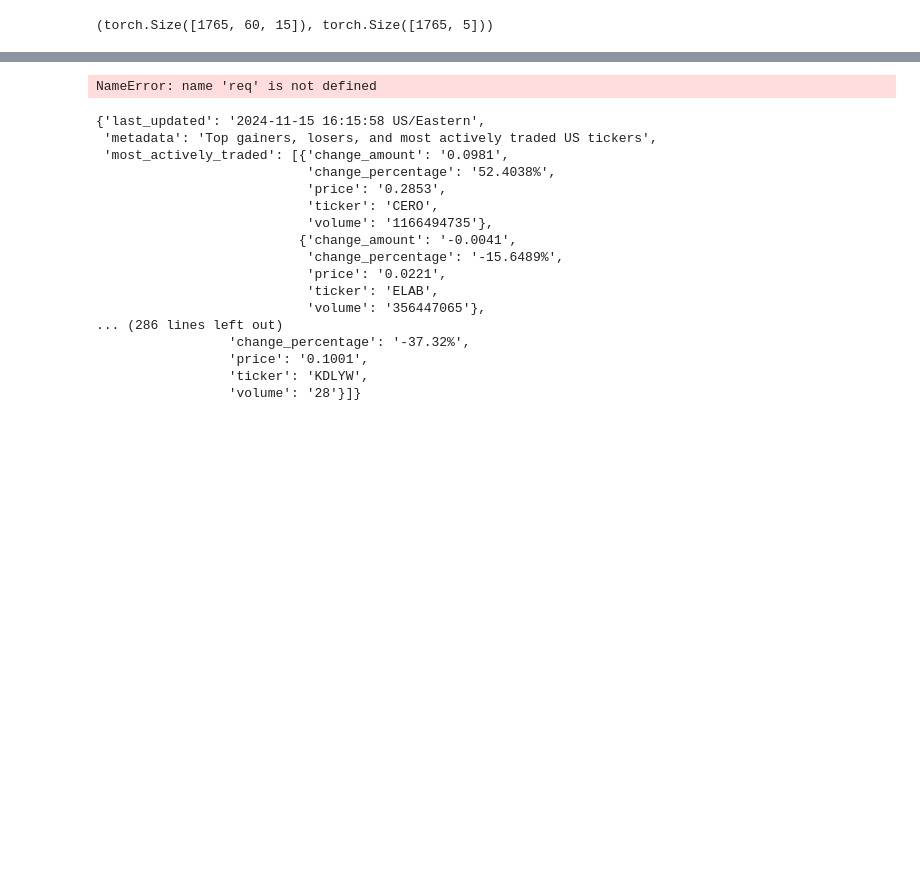
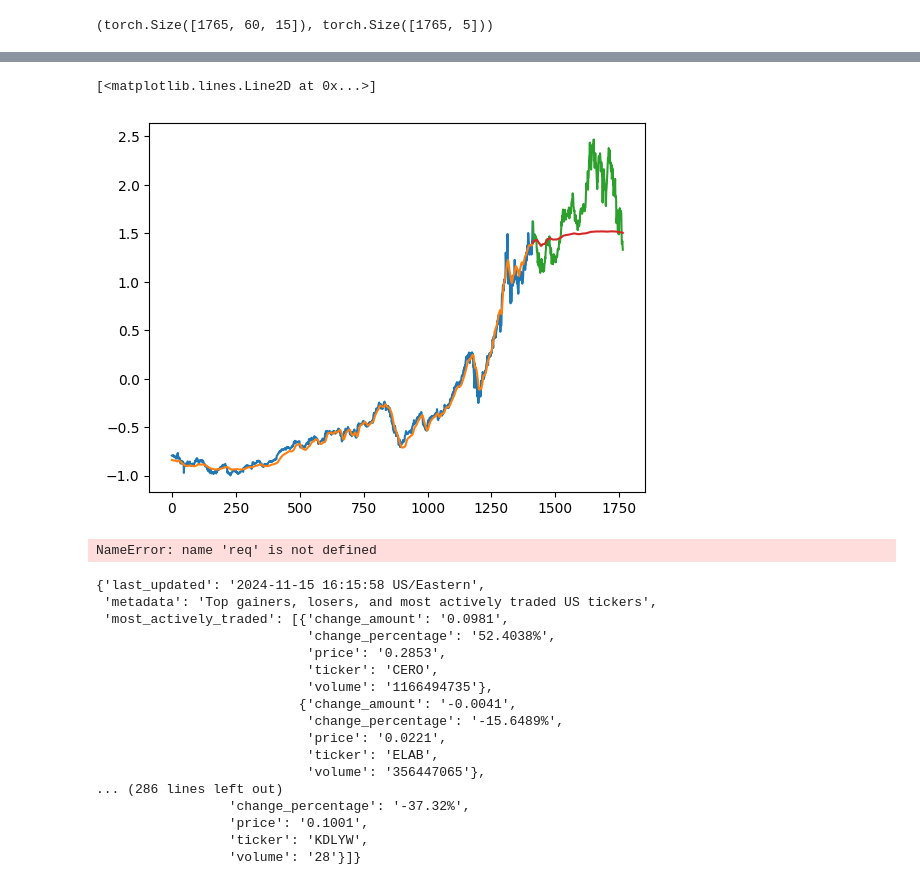
Before and after one commit to saleemkheralden/Stonks, a Jupyter notebook: research.ipynb, the cells around one changed output, grey strips where cells are left out. Cells and saved outputs as stored; diff of their text form; code cells hidden in the pictures; blank space fills up the shorter version.

```diff
--- a/research.ipynb
+++ b/research.ipynb
@@ -219,3 +230,15 @@ plt.plot(pred_val[:, 0])
+# %%
+# plt.plot(data_mat[-(data_mat.shape[0] - WINDOW):, 0])
+
+
+plt.plot(y_train[:, 0])
+plt.plot(pred[:, 0])
+
+plt.plot(np.arange(y_train.shape[0], y_train.shape[0] + y_val.shape[0]), y_val[:, 0])
+plt.plot(np.arange(y_train.shape[0], y_train.shape[0] + y_val.shape[0]), pred_val[:, 0])
+# %% [output]
+[<matplotlib.lines.Line2D at 0x...>]
+[figure, added]
 # %%
 url = 'https://www.alphavantage.co/query?function=NEWS_SENTIMENT&tickers=AAPL&apikey=demo'
 r = req.get(url)
```
Also changed, not shown: parts of 14 cells of this notebook, 2 other files.
